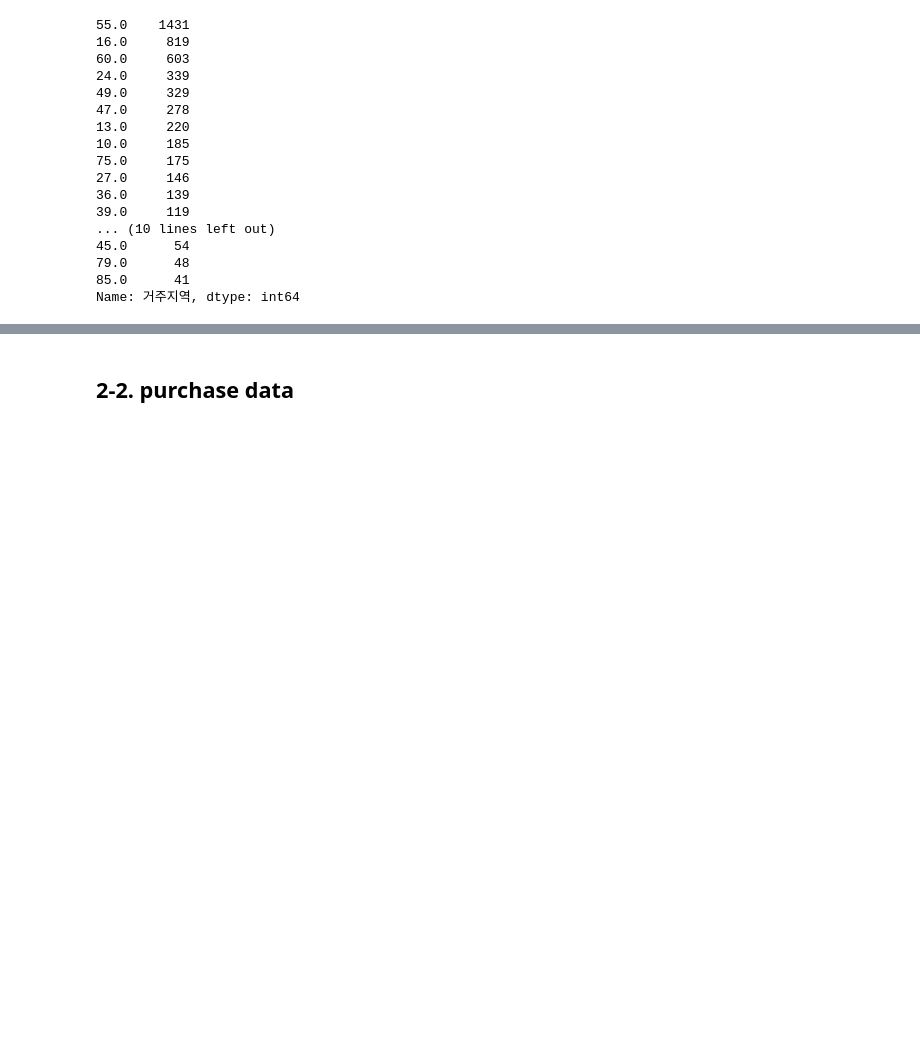
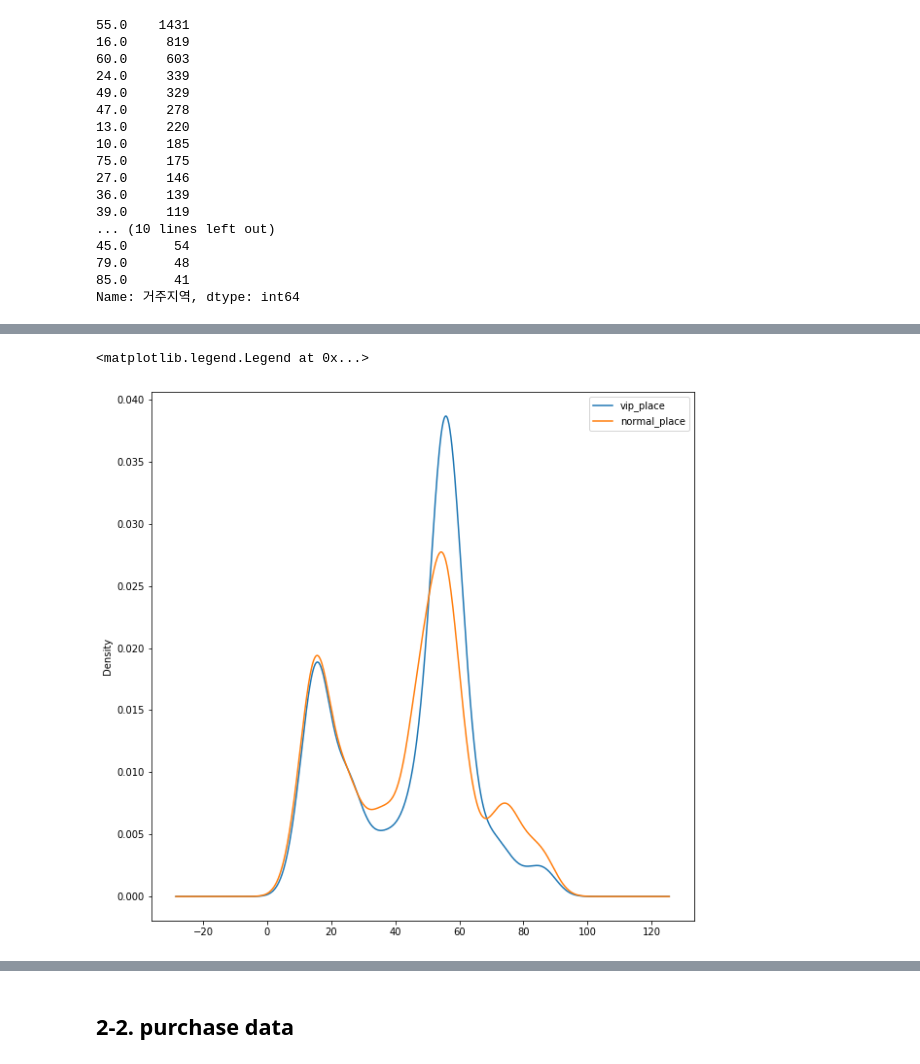
Before and after one commit to JungHyukJin/ModuleProject01, a Jupyter notebook: classification.ipynb, the cells around one changed output, grey strips where cells are left out. Cells and saved outputs as stored; diff of their text form; code cells hidden in the pictures; blank space fills up the shorter version.

```diff
--- a/classification.ipynb
+++ b/classification.ipynb
@@ -312,0 +323,3 @@ s_df_client.head()
+# %%
+cust = custTotal.reset_index()
+cust
@@ -312,0 +340,3 @@ s_df_client.head()
+# %%
+tab = pd.merge(m_client, cust, how='left')
+tab
@@ -402,0 +530,3 @@ S_koo
+# %%
+vip_place = tab['거주지역'][tab['VIP'] == 1]
+vip_place
@@ -402,0 +546,3 @@ S_koo
+# %%
+normal_place = tab['거주지역'][tab['VIP'] == 0]
+normal_place
@@ -402,0 +562,8 @@ S_koo
+# %%
+plt.figure(figsize =(10, 10))
+vip_place.plot(kind='kde')
+normal_place.plot(kind='kde')
+plt.legend(['vip_place', 'normal_place'])
+# %% [output]
+<matplotlib.legend.Legend at 0x...>
+[figure, added]
```
Also changed, not shown: parts of 23 cells of this notebook.
